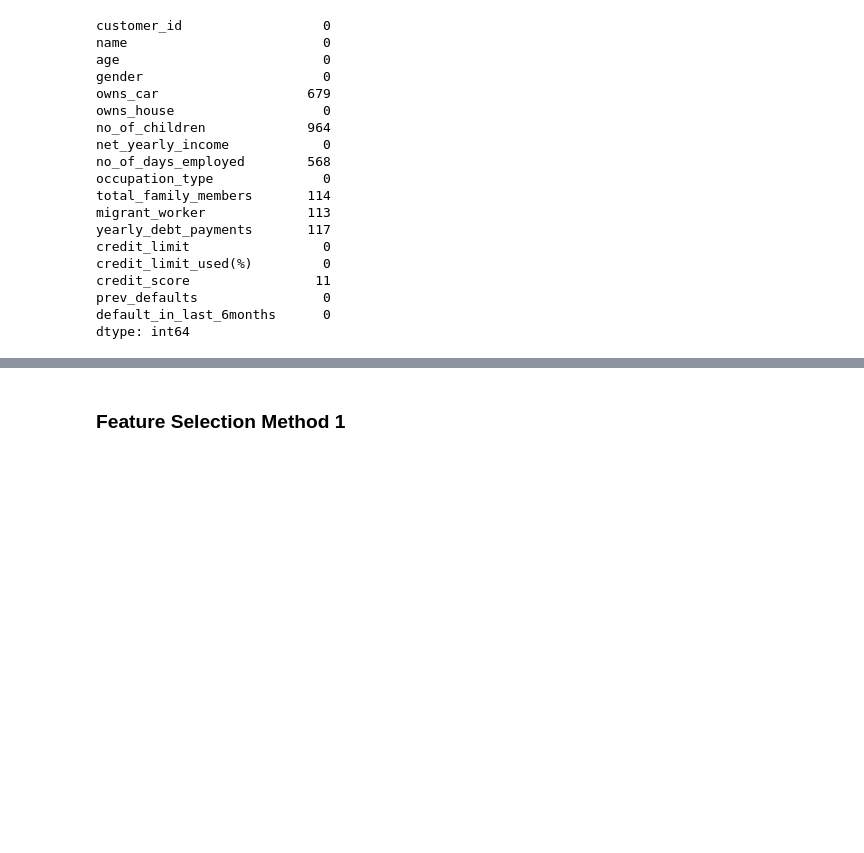
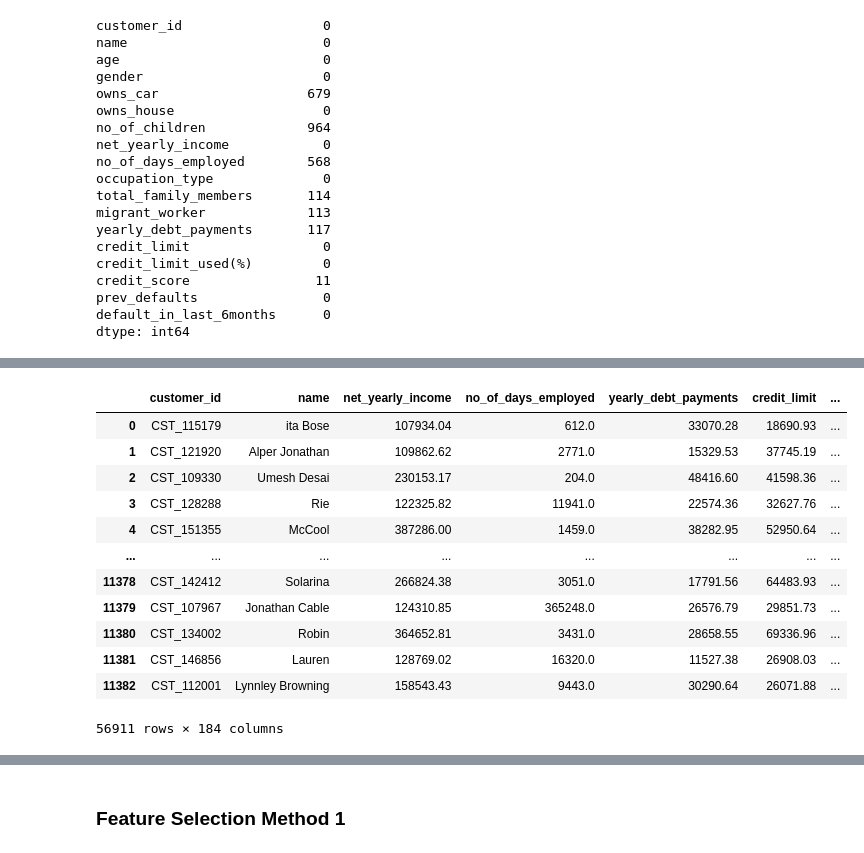
Before and after one commit to Atharv-Chaudhari/Credit-Card-Default-Risk, a Jupyter notebook: Credit_Card_Default_Risk_Combine_Both.ipynb, the cells around one changed output, grey strips where cells are left out. Cells and saved outputs as stored; diff of their text form; code cells hidden in the pictures; blank space fills up the shorter version.

```diff
--- a/Credit_Card_Default_Risk_Combine_Both.ipynb
+++ b/Credit_Card_Default_Risk_Combine_Both.ipynb
@@ -409,0 +531,16 @@ dtype: int64
+# %%
+data
+# %% [output]
+|  | customer_id | name | net_yearly_income | no_of_days_employed | yearly_debt_payments | credit_limit | ... |
+| 0 | CST_115179 | ita Bose | 107934.04 | 612.0 | 33070.28 | 18690.93 | ... |
+| 1 | CST_121920 | Alper Jonathan | 109862.62 | 2771.0 | 15329.53 | 37745.19 | ... |
+| 2 | CST_109330 | Umesh Desai | 230153.17 | 204.0 | 48416.60 | 41598.36 | ... |
+| 3 | CST_128288 | Rie | 122325.82 | 11941.0 | 22574.36 | 32627.76 | ... |
+| 4 | CST_151355 | McCool | 387286.00 | 1459.0 | 38282.95 | 52950.64 | ... |
+| ... | ... | ... | ... | ... | ... | ... | ... |
+| 11378 | CST_142412 | Solarina | 266824.38 | 3051.0 | 17791.56 | 64483.93 | ... |
+| 11379 | CST_107967 | Jonathan Cable | 124310.85 | 365248.0 | 26576.79 | 29851.73 | ... |
+| 11380 | CST_134002 | Robin | 364652.81 | 3431.0 | 28658.55 | 69336.96 | ... |
+| 11381 | CST_146856 | Lauren | 128769.02 | 16320.0 | 11527.38 | 26908.03 | ... |
+| 11382 | CST_112001 | Lynnley Browning | 158543.43 | 9443.0 | 30290.64 | 26071.88 | ... |
+56911 rows × 184 columns
```
Also changed, not shown: parts of 47 cells of this notebook, 2 other files.
